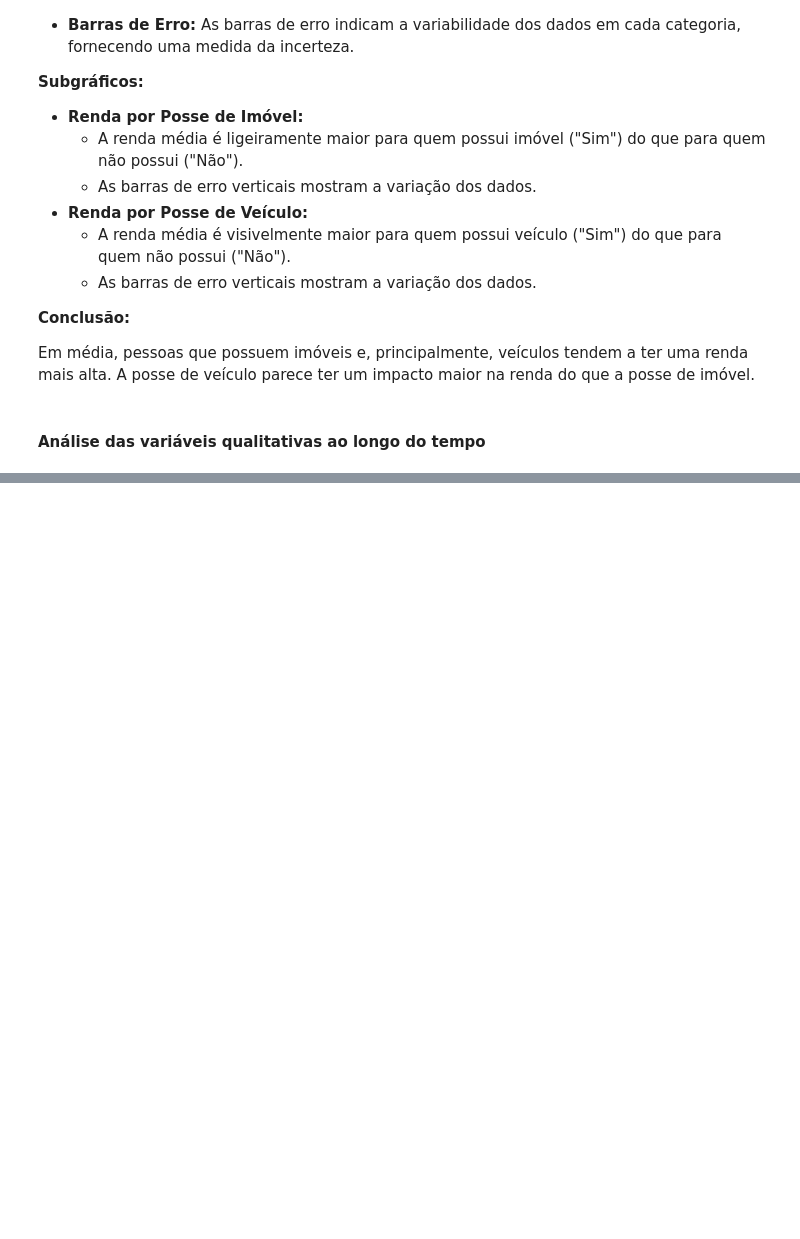
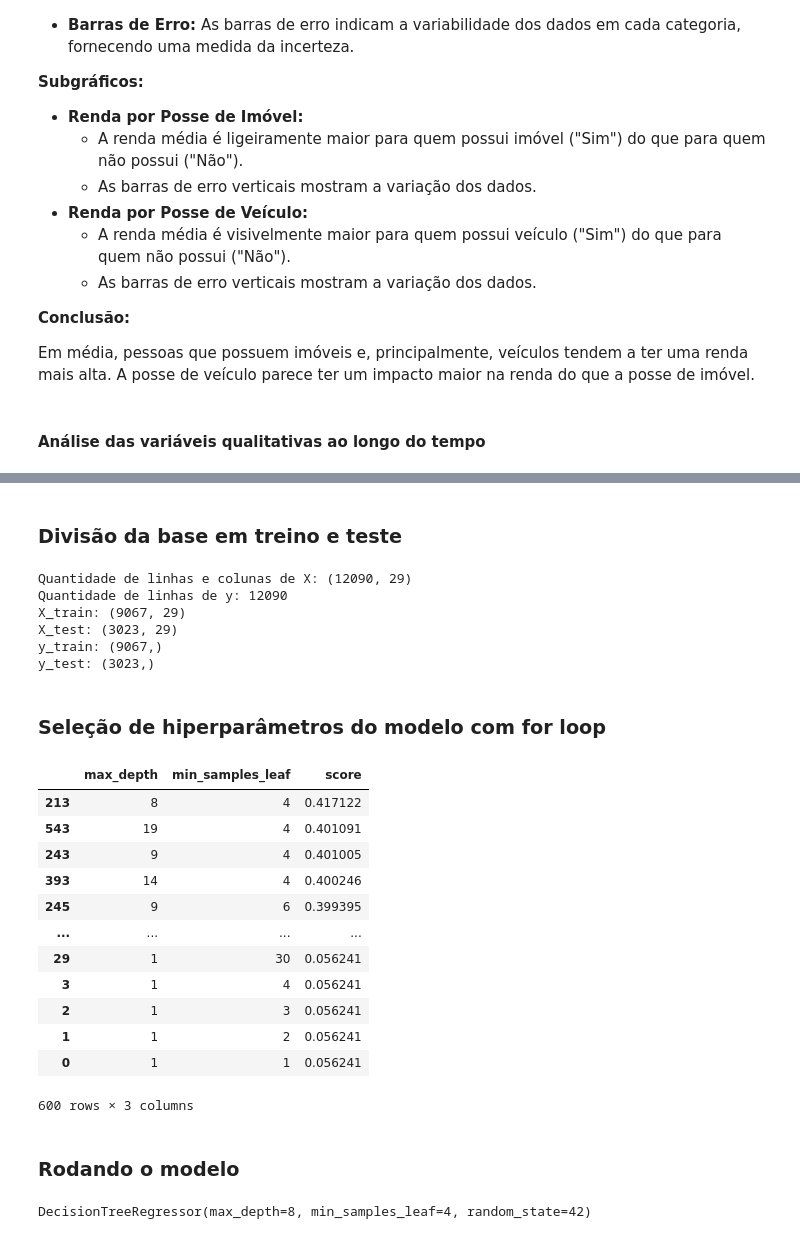
Before and after one commit to PaulodiasDeveloper/Previsao_renda, a Jupyter notebook: projeto_teste.ipynb, the cells around one changed output, grey strips where cells are left out. Drawn from its saved outputs; the diff is of its cells as text; code cells hidden in the pictures; blank space fills up the shorter version.

```diff
--- a/projeto_teste.ipynb
+++ b/projeto_teste.ipynb
@@ -470,0 +566,68 @@ for col in qualitativas:
+# %% [markdown]
+### Divisão da base em treino e teste
+# %%
+# Separação das variáveis independentes (X) e dependente (y)
+X = renda_dummies.drop(columns='renda')
+y = renda_dummies['renda']
+
+# Exibição das dimensões de X e y
+print(f'Quantidade de linhas e colunas de X: {X.shape}')
+print(f'Quantidade de linhas de y: {len(y)}')
+
+# Divisão dos dados em conjuntos de treino e teste
+X_train, X_test, y_train, y_test = train_test_split(X, y, test_size=0.25, random_state=42)
+
+# Exibição das dimensões dos conjuntos de treino e teste
+print(f'X_train: {X_train.shape}')
+print(f'X_test: {X_test.shape}')
+print(f'y_train: {y_train.shape}')
+print(f'y_test: {y_test.shape}')
+# %% [output]
+Quantidade de linhas e colunas de X: (12090, 29)
+Quantidade de linhas de y: 12090
+X_train: (9067, 29)
+X_test: (3023, 29)
+y_train: (9067,)
+y_test: (3023,)
+# %% [markdown]
+### Seleção de hiperparâmetros do modelo com for loop
+# %%
+score = pd.DataFrame(columns=['max_depth', 'min_samples_leaf', 'score'])
+
+for x in range(1, 21):
+    for y in range(1, 31):
+        reg_tree = DecisionTreeRegressor(random_state=42,
+                                         max_depth=x,
+                                         min_samples_leaf=y)
+        reg_tree.fit(X_train, y_train)
+
+        score = pd.concat(objs=[score,
+                                pd.DataFrame({'max_depth': [x],
+                                              'min_samples_leaf': [y],
+                                              'score': [reg_tree.score(X=X_test,
+                                                                       y=y_test)]})],
+                          axis=0,
+                          ignore_index=True)
+
+score.sort_values(by='score', ascending=False)
+# %% [output]
+|  | max_depth | min_samples_leaf | score |
+| 213 | 8 | 4 | 0.417122 |
+| 543 | 19 | 4 | 0.401091 |
+| 243 | 9 | 4 | 0.401005 |
+| 393 | 14 | 4 | 0.400246 |
+| 245 | 9 | 6 | 0.399395 |
+| ... | ... | ... | ... |
+| 29 | 1 | 30 | 0.056241 |
+| 3 | 1 | 4 | 0.056241 |
+| 2 | 1 | 3 | 0.056241 |
+| 1 | 1 | 2 | 0.056241 |
+| 0 | 1 | 1 | 0.056241 |
+600 rows × 3 columns
+# %% [markdown]
+### Rodando o modelo
+# %%
+reg_tree = DecisionTreeRegressor(random_state=42, max_depth=8, min_samples_leaf=4)
+reg_tree.fit(X_train, y_train)
+# %% [output]
+DecisionTreeRegressor(max_depth=8, min_samples_leaf=4, random_state=42)
```
Also changed, not shown: parts of 17 cells of this notebook, 1 other file.
